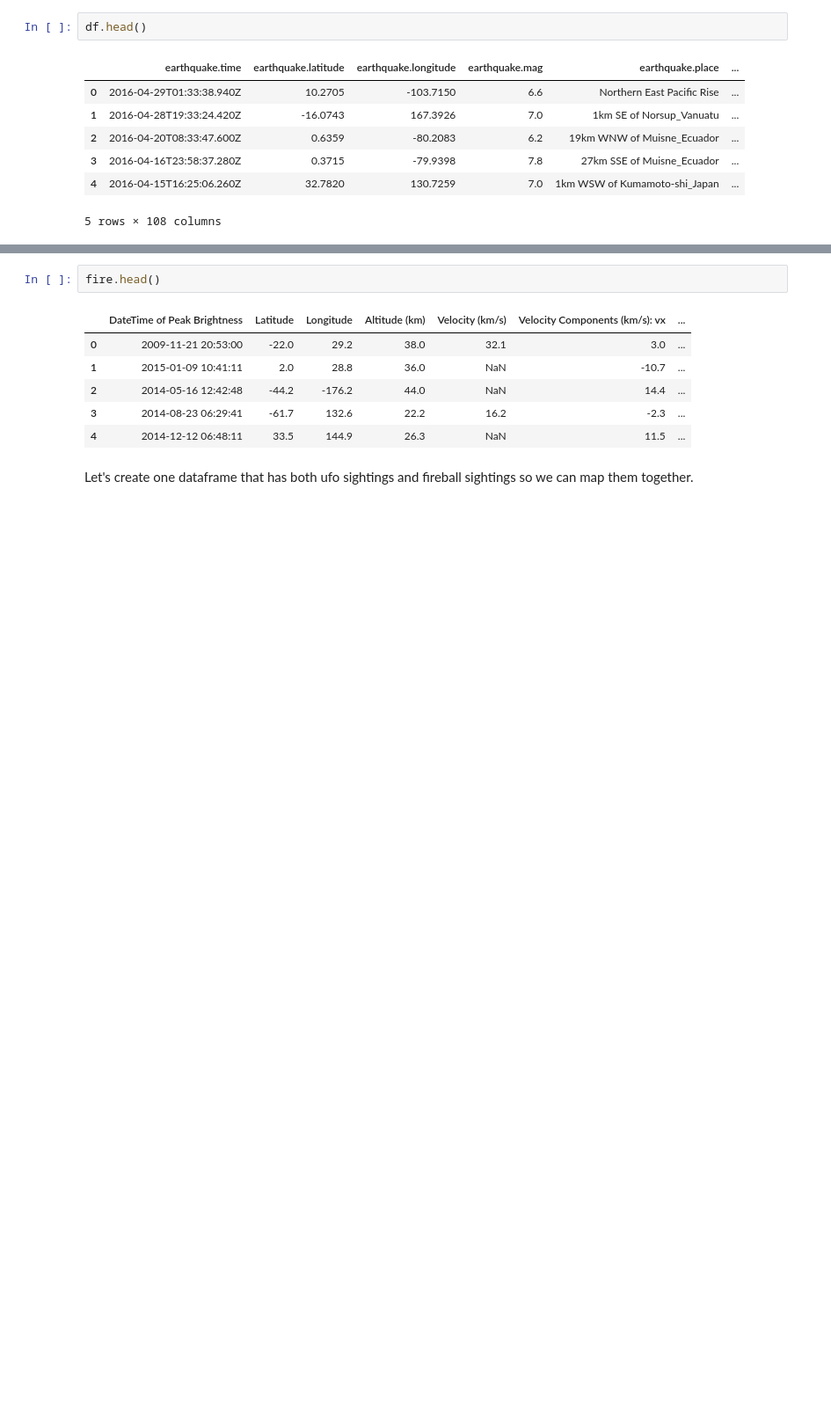
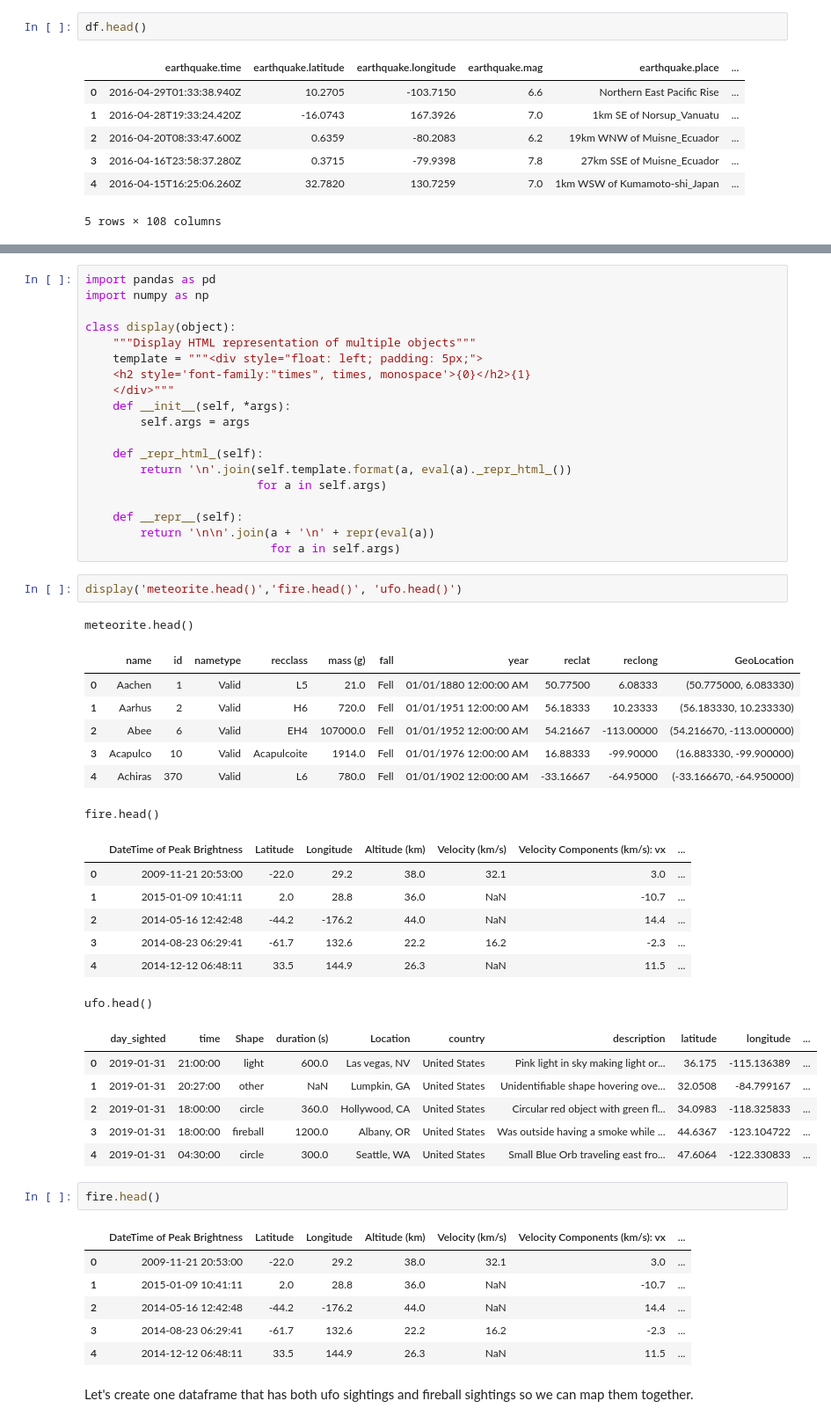
Before and after one commit to MrRutledge/Opendata_Hackathon, a Jupyter notebook: 3. Merging.ipynb, the cells around one changed output, grey strips where cells are left out. Shown: that part at 88% size. Cells and saved outputs as stored; diff of their text form; blank space fills up the shorter version.

```diff
--- a/3. Merging.ipynb
+++ b/3. Merging.ipynb
@@ -50,3 +67,46 @@ meteorite.head()
+# %%
+import pandas as pd
+import numpy as np
+
+class display(object):
+    """Display HTML representation of multiple objects"""
+    template = """<div style="float: left; padding: 5px;">
+    <h2 style='font-family:"times", times, monospace'>{0}</h2>{1}
+    </div>"""
+    def __init__(self, *args):
+        self.args = args
+
+    def _repr_html_(self):
+        return '\n'.join(self.template.format(a, eval(a)._repr_html_())
+                         for a in self.args)
+
+    def __repr__(self):
+        return '\n\n'.join(a + '\n' + repr(eval(a))
+                           for a in self.args)
+# %%
+display('meteorite.head()','fire.head()', 'ufo.head()')
+# %% [output]
+meteorite.head()
+|  | name | id | nametype | recclass | mass (g) | fall | year | reclat | reclong | GeoLocation |
+| 0 | Aachen | 1 | Valid | L5 | 21.0 | Fell | 01/01/1880 12:00:00 AM | 50.77500 | 6.08333 | (50.775000, 6.083330) |
+| 1 | Aarhus | 2 | Valid | H6 | 720.0 | Fell | 01/01/1951 12:00:00 AM | 56.18333 | 10.23333 | (56.183330, 10.233330) |
+| 2 | Abee | 6 | Valid | EH4 | 107000.0 | Fell | 01/01/1952 12:00:00 AM | 54.21667 | -113.00000 | (54.216670, -113.000000) |
+| 3 | Acapulco | 10 | Valid | Acapulcoite | 1914.0 | Fell | 01/01/1976 12:00:00 AM | 16.88333 | -99.90000 | (16.883330, -99.900000) |
+| 4 | Achiras | 370 | Valid | L6 | 780.0 | Fell | 01/01/1902 12:00:00 AM | -33.16667 | -64.95000 | (-33.166670, -64.950000) |
+fire.head()
+|  | DateTime of Peak Brightness | Latitude | Longitude | Altitude (km) | Velocity (km/s) | Velocity Components (km/s): vx | ... |
+| 0 | 2009-11-21 20:53:00 | -22.0 | 29.2 | 38.0 | 32.1 | 3.0 | ... |
+| 1 | 2015-01-09 10:41:11 | 2.0 | 28.8 | 36.0 | NaN | -10.7 | ... |
+| 2 | 2014-05-16 12:42:48 | -44.2 | -176.2 | 44.0 | NaN | 14.4 | ... |
+| 3 | 2014-08-23 06:29:41 | -61.7 | 132.6 | 22.2 | 16.2 | -2.3 | ... |
+| 4 | 2014-12-12 06:48:11 | 33.5 | 144.9 | 26.3 | NaN | 11.5 | ... |
+ufo.head()
+|  | day_sighted | time | Shape | duration (s) | Location | country | description | latitude | longitude | ... |
+| 0 | 2019-01-31 | 21:00:00 | light | 600.0 | Las vegas, NV | United States | Pink light in sky making light or... | 36.175 | -115.136389 | ... |
+| 1 | 2019-01-31 | 20:27:00 | other | NaN | Lumpkin, GA | United States | Unidentifiable shape hovering ove... | 32.0508 | -84.799167 | ... |
+| 2 | 2019-01-31 | 18:00:00 | circle | 360.0 | Hollywood, CA | United States | Circular red object with green fl... | 34.0983 | -118.325833 | ... |
+| 3 | 2019-01-31 | 18:00:00 | fireball | 1200.0 | Albany, OR | United States | Was outside having a smoke while ... | 44.6367 | -123.104722 | ... |
+| 4 | 2019-01-31 | 04:30:00 | circle | 300.0 | Seattle, WA | United States | Small Blue Orb traveling east fro... | 47.6064 | -122.330833 | ... |
 # %%
 fire.head()
 # %% [output]
```
Also changed, not shown: parts of 10 cells of this notebook.
